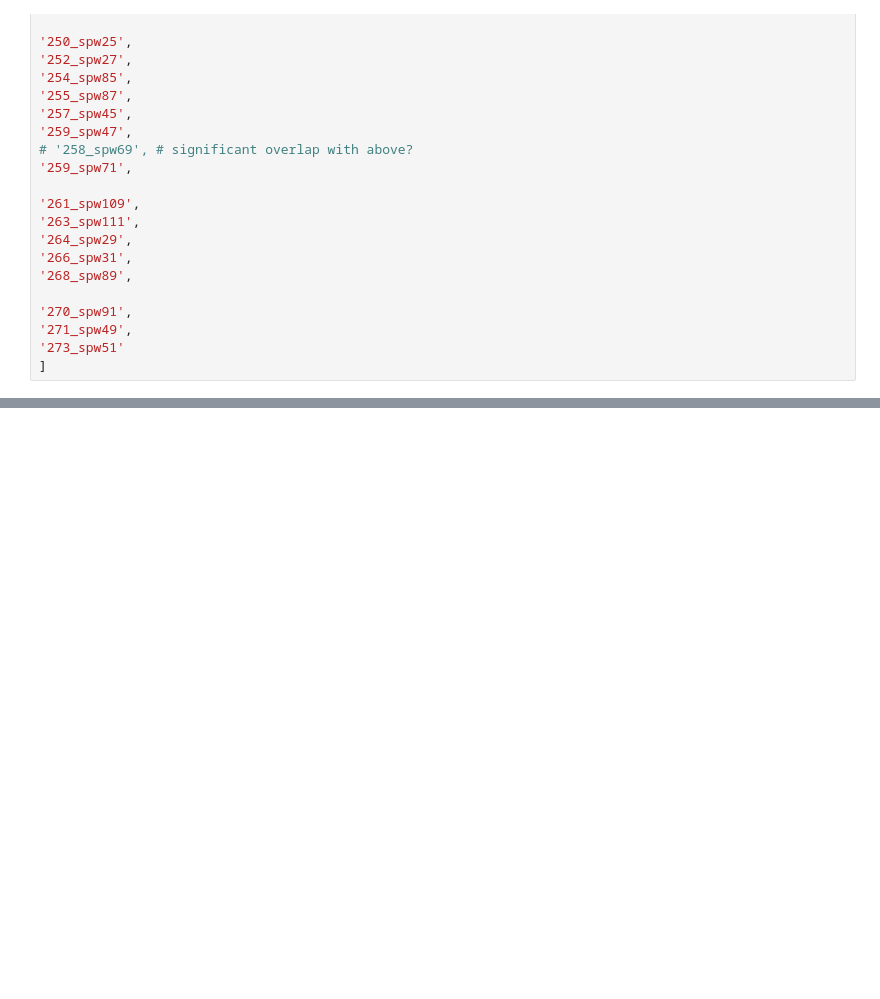
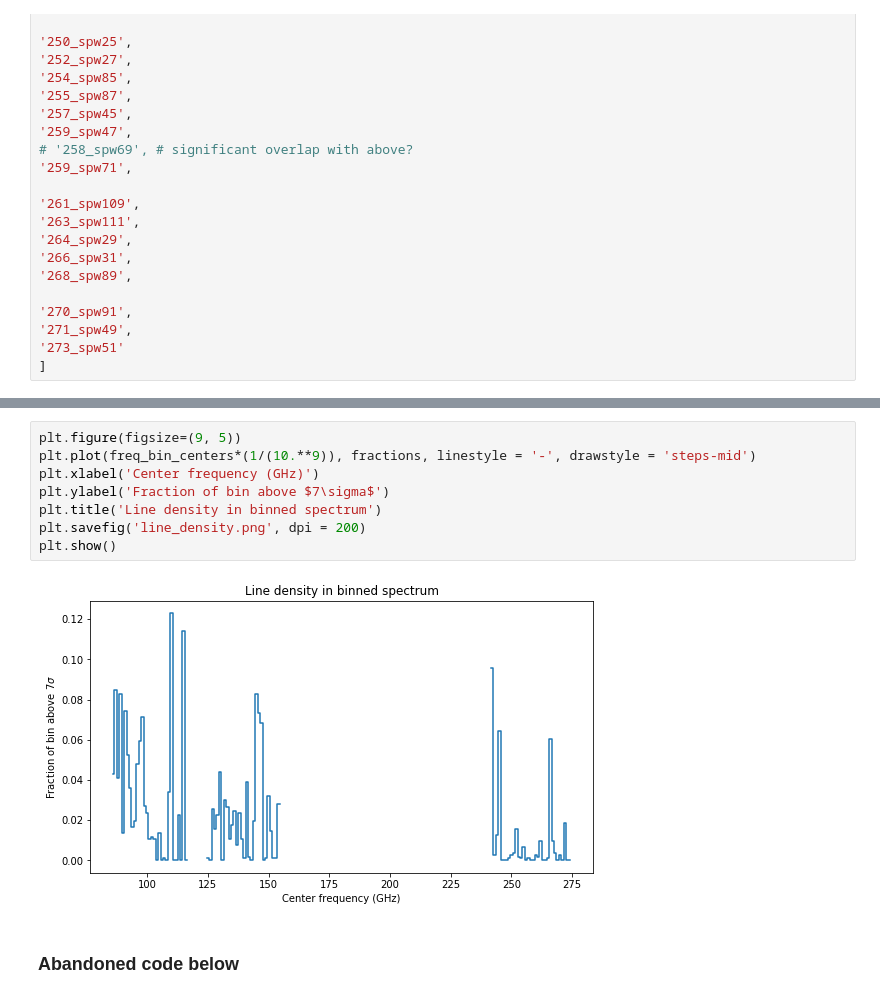
Before and after one commit to abulatek/brick, a Jupyter notebook: resubmission/summary_plot.ipynb, the cells around one changed output, grey strips where cells are left out. Saved outputs shown, nothing was run; the diff lists cells and outputs as text; blank space fills up the shorter version.

```diff
--- a/resubmission/summary_plot.ipynb
+++ b/resubmission/summary_plot.ipynb
@@ -128,3 +205,15 @@ There are multiple beams for this spectrum that are being ignored when creating
+# %%
+plt.figure(figsize=(9, 5))
+plt.plot(freq_bin_centers*(1/(10.**9)), fractions, linestyle = '-', drawstyle = 'steps-mid')
+plt.xlabel('Center frequency (GHz)')
+plt.ylabel('Fraction of bin above $7\sigma$')
+plt.title('Line density in binned spectrum')
+plt.savefig('line_density.png', dpi = 200)
+plt.show()
+# %% [output]
+[figure, added]
+# %% [markdown]
+### Abandoned code below
 # %%
 '''This is used for the next cell, which is the method I have abandoned.'''
 # # Loop through every spectral window and estimate the the RMS with MAD (spws are noise-dominated)
```
Also changed, not shown: parts of 13 cells of this notebook, 3 other files.
